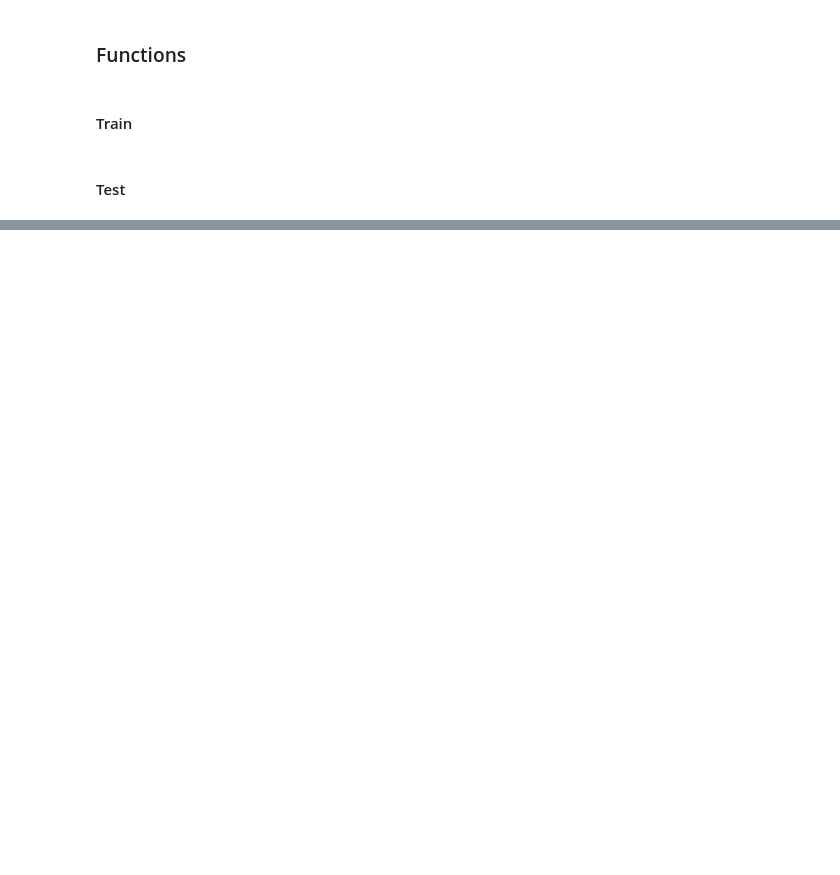
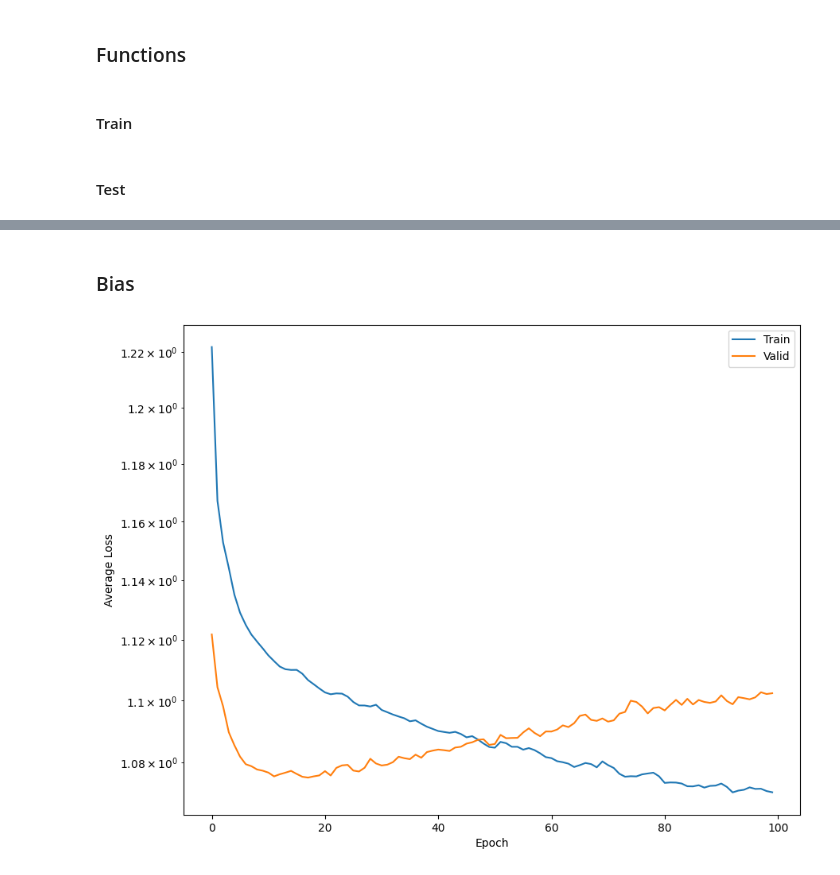
Before and after one commit to bluterplay/OctavoSemestre, a Jupyter notebook: MineriaDatos/Proyecto/Untitled.ipynb, the cells around one changed output, grey strips where cells are left out. Cells and saved outputs as stored; diff of their text form; code cells hidden in the pictures; blank space fills up the shorter version.

```diff
--- a/MineriaDatos/Proyecto/Untitled.ipynb
+++ b/MineriaDatos/Proyecto/Untitled.ipynb
@@ -287,0 +309,15 @@ AttributeError: module 'torch.optim' has no attribute 'zero_grad'
+# %% [markdown]
+### Bias
+# %%
+# Plot losses
+plt.figure(figsize=(10,8))
+plt.semilogy(diz_loss['train_loss'], label='Train')
+plt.semilogy(diz_loss['val_loss'], label='Valid')
+plt.xlabel('Epoch')
+plt.ylabel('Average Loss')
+#plt.grid()
+plt.legend()
+#plt.title('loss')
+plt.show()
+# %% [output]
+[figure, added]
```
Also changed, not shown: parts of 21 cells of this notebook, 40 other files.
